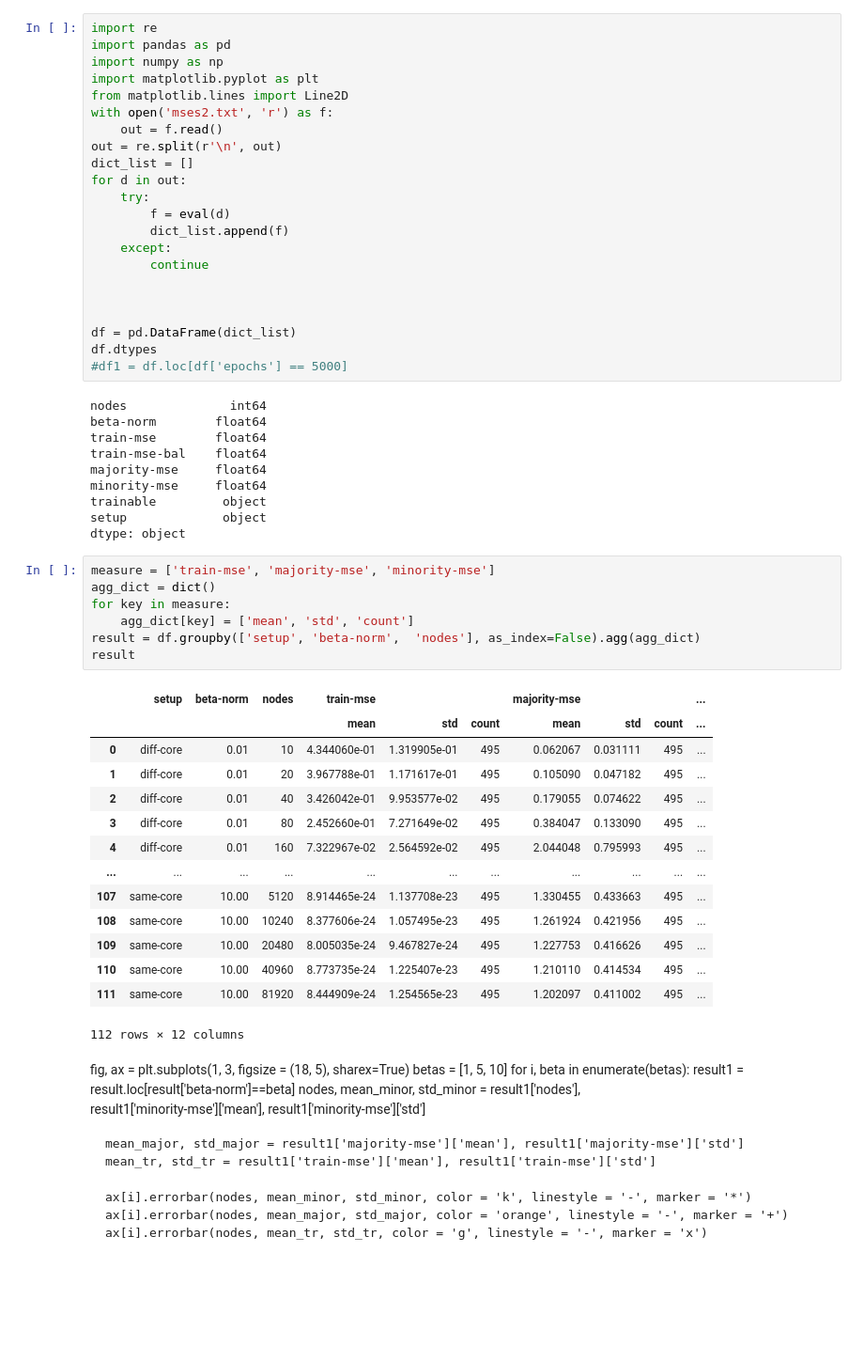
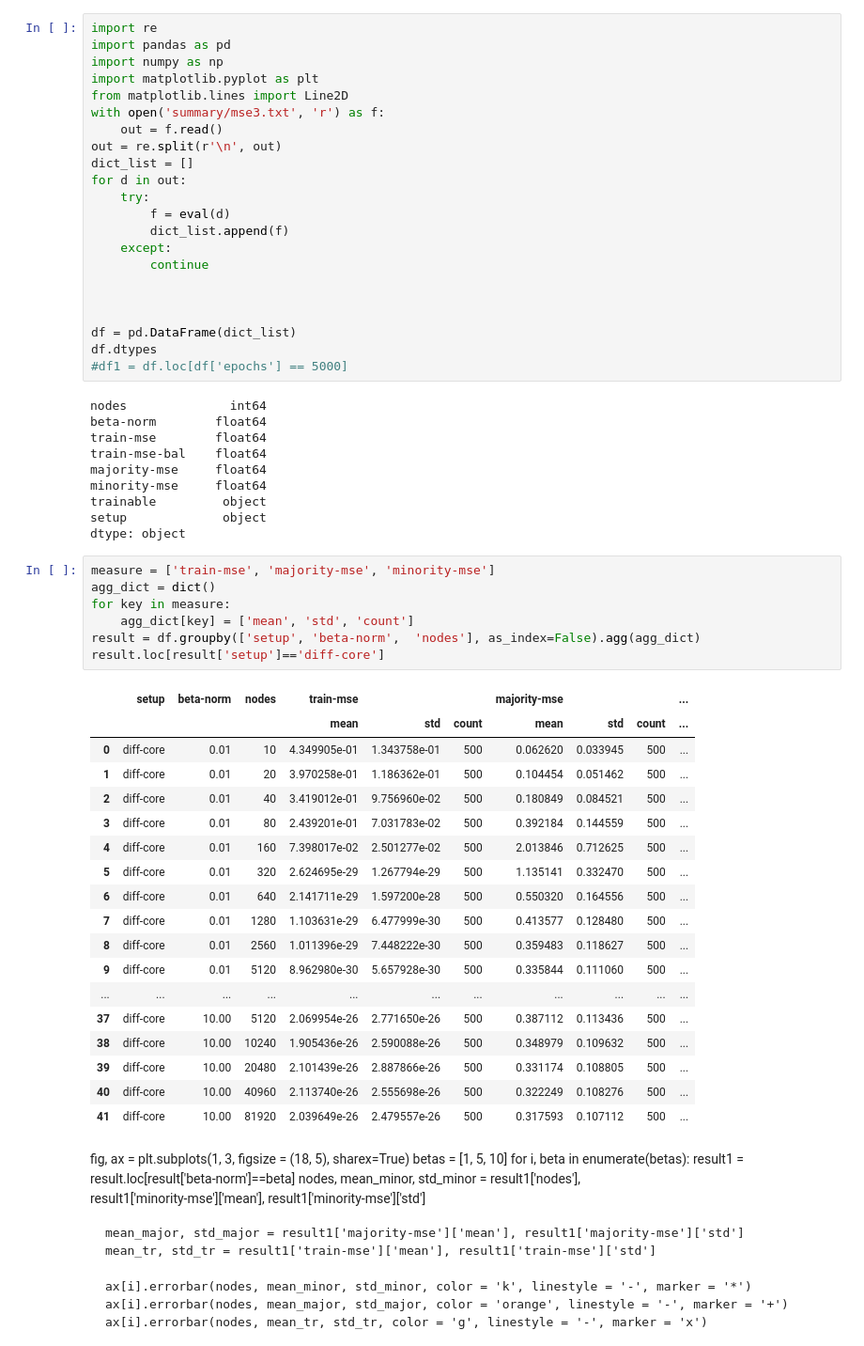
Before and after one commit to smaityumich/overparameterized-group-fairness, a Jupyter notebook: plots.ipynb, the cells around one changed output. Shown: that part at 94% size. Drawn from its saved outputs; the diff is of its cells as text; blank space fills up the shorter version.

```diff
--- a/plots.ipynb
+++ b/plots.ipynb
@@ -108,7 +108,7 @@ import pandas as pd
 import numpy as np
 import matplotlib.pyplot as plt
 from matplotlib.lines import Line2D
-with open('mses2.txt', 'r') as f:
+with open('summary/mse3.txt', 'r') as f:
     out = f.read()
 out = re.split(r'\n', out)
 dict_list = []
@@ -137,25 +137,29 @@ dtype: object
 # %%
 measure = ['train-mse', 'majority-mse', 'minority-mse']
 agg_dict = dict()
 for key in measure:
     agg_dict[key] = ['mean', 'std', 'count']
 result = df.groupby(['setup', 'beta-norm',  'nodes'], as_index=False).agg(agg_dict)
-result
+result.loc[result['setup']=='diff-core']
 # %% [output]
 |  | setup | beta-norm | nodes | train-mse |  |  | majority-mse |  |  | ... |
 |  |  |  |  | mean | std | count | mean | std | count | ... |
-| 0 | diff-core | 0.01 | 10 | 4.344060e-01 | 1.319905e-01 | 495 | 0.062067 | 0.031111 | 495 | ... |
-| 1 | diff-core | 0.01 | 20 | 3.967788e-01 | 1.171617e-01 | 495 | 0.105090 | 0.047182 | 495 | ... |
-| 2 | diff-core | 0.01 | 40 | 3.426042e-01 | 9.953577e-02 | 495 | 0.179055 | 0.074622 | 495 | ... |
-| 3 | diff-core | 0.01 | 80 | 2.452660e-01 | 7.271649e-02 | 495 | 0.384047 | 0.133090 | 495 | ... |
-| 4 | diff-core | 0.01 | 160 | 7.322967e-02 | 2.564592e-02 | 495 | 2.044048 | 0.795993 | 495 | ... |
+| 0 | diff-core | 0.01 | 10 | 4.349905e-01 | 1.343758e-01 | 500 | 0.062620 | 0.033945 | 500 | ... |
+| 1 | diff-core | 0.01 | 20 | 3.970258e-01 | 1.186362e-01 | 500 | 0.104454 | 0.051462 | 500 | ... |
+| 2 | diff-core | 0.01 | 40 | 3.419012e-01 | 9.756960e-02 | 500 | 0.180849 | 0.084521 | 500 | ... |
+| 3 | diff-core | 0.01 | 80 | 2.439201e-01 | 7.031783e-02 | 500 | 0.392184 | 0.144559 | 500 | ... |
+| 4 | diff-core | 0.01 | 160 | 7.398017e-02 | 2.501277e-02 | 500 | 2.013846 | 0.712625 | 500 | ... |
+| 5 | diff-core | 0.01 | 320 | 2.624695e-29 | 1.267794e-29 | 500 | 1.135141 | 0.332470 | 500 | ... |
+| 6 | diff-core | 0.01 | 640 | 2.141711e-29 | 1.597200e-28 | 500 | 0.550320 | 0.164556 | 500 | ... |
+| 7 | diff-core | 0.01 | 1280 | 1.103631e-29 | 6.477999e-30 | 500 | 0.413577 | 0.128480 | 500 | ... |
+| 8 | diff-core | 0.01 | 2560 | 1.011396e-29 | 7.448222e-30 | 500 | 0.359483 | 0.118627 | 500 | ... |
+| 9 | diff-core | 0.01 | 5120 | 8.962980e-30 | 5.657928e-30 | 500 | 0.335844 | 0.111060 | 500 | ... |
 | ... | ... | ... | ... | ... | ... | ... | ... | ... | ... | ... |
-| 107 | same-core | 10.00 | 5120 | 8.914465e-24 | 1.137708e-23 | 495 | 1.330455 | 0.433663 | 495 | ... |
-| 108 | same-core | 10.00 | 10240 | 8.377606e-24 | 1.057495e-23 | 495 | 1.261924 | 0.421956 | 495 | ... |
-| 109 | same-core | 10.00 | 20480 | 8.005035e-24 | 9.467827e-24 | 495 | 1.227753 | 0.416626 | 495 | ... |
-| 110 | same-core | 10.00 | 40960 | 8.773735e-24 | 1.225407e-23 | 495 | 1.210110 | 0.414534 | 495 | ... |
-| 111 | same-core | 10.00 | 81920 | 8.444909e-24 | 1.254565e-23 | 495 | 1.202097 | 0.411002 | 495 | ... |
+| 37 | diff-core | 10.00 | 5120 | 2.069954e-26 | 2.771650e-26 | 500 | 0.387112 | 0.113436 | 500 | ... |
+| 38 | diff-core | 10.00 | 10240 | 1.905436e-26 | 2.590088e-26 | 500 | 0.348979 | 0.109632 | 500 | ... |
+| 39 | diff-core | 10.00 | 20480 | 2.101439e-26 | 2.887866e-26 | 500 | 0.331174 | 0.108805 | 500 | ... |
+| 40 | diff-core | 10.00 | 40960 | 2.113740e-26 | 2.555698e-26 | 500 | 0.322249 | 0.108276 | 500 | ... |
+| 41 | diff-core | 10.00 | 81920 | 2.039649e-26 | 2.479557e-26 | 500 | 0.317593 | 0.107112 | 500 | ... |
-112 rows × 12 columns
 # %% [markdown]
 fig, ax = plt.subplots(1, 3, figsize = (18, 5), sharex=True)
 betas = [1, 5, 10]
```
Also changed, not shown: 7 other files.
